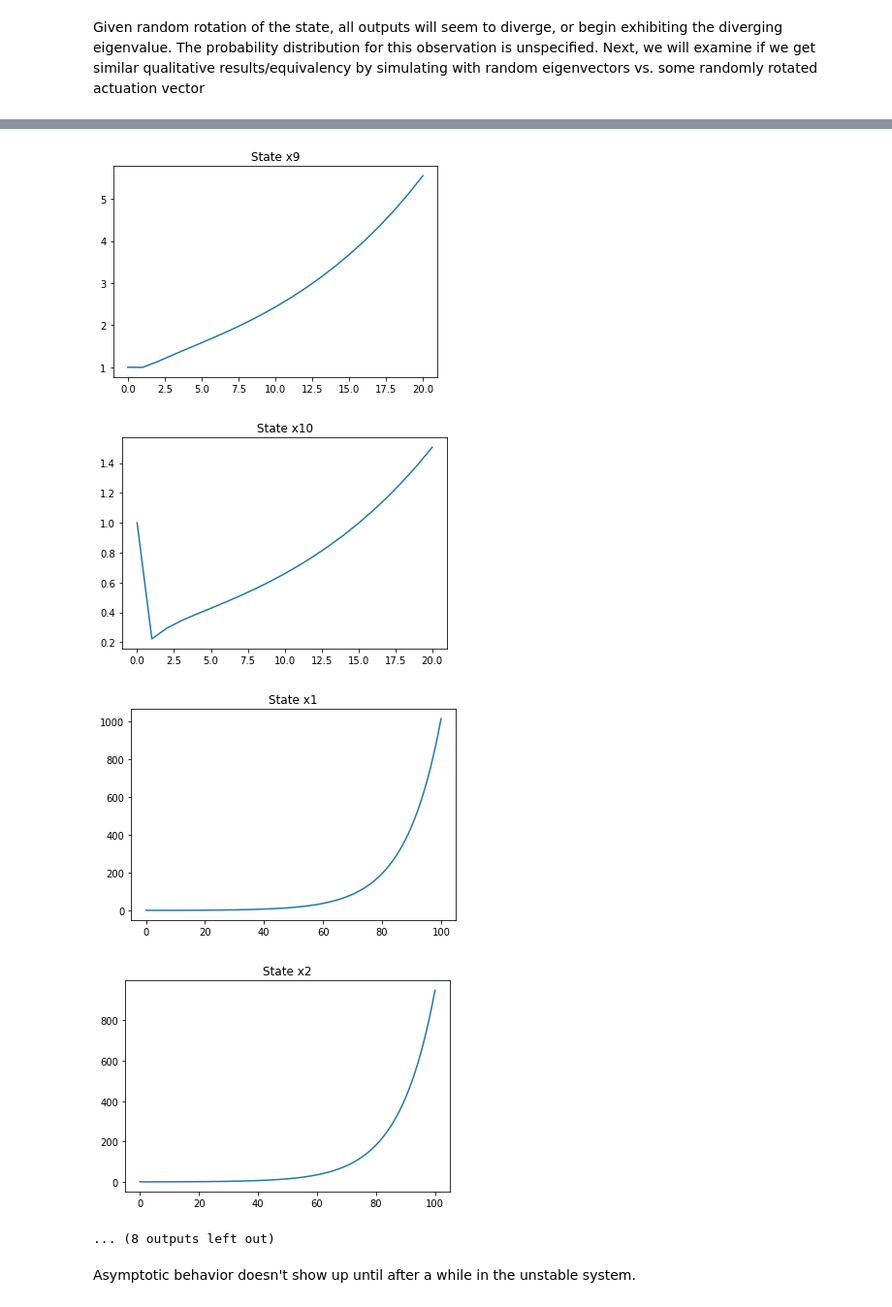
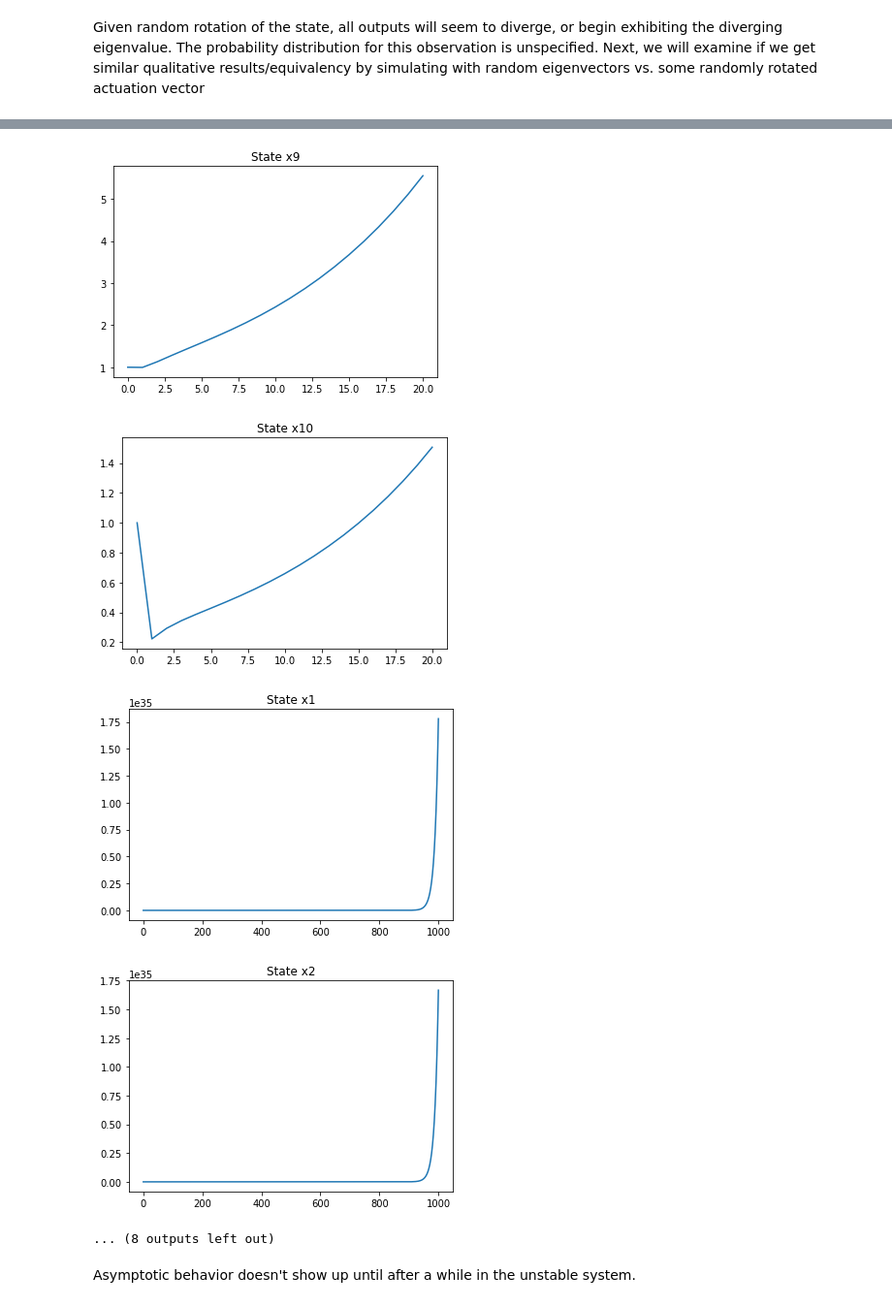
Before and after one commit to rahularya50/control-proj, a Jupyter notebook: Jupyter Notebooks/Randomized Eigenvalues (Diagonal Case).ipynb, the cells around one changed output, grey strips where cells are left out. Shown at 97% size. Cells and saved outputs as stored; diff of their text form; code cells hidden in the pictures.

```diff
--- a/Jupyter Notebooks/Randomized Eigenvalues (Diagonal Case).ipynb
+++ b/Jupyter Notebooks/Randomized Eigenvalues (Diagonal Case).ipynb
@@ -53,24 +53,25 @@ Given random rotation of the state, all outputs will seem to diverge, or begin e
 # %%
 Q = make_random_subspace(dim, dim)
 # %%
+N = 1000
 A_bar = Q @ A @ Q.T
 x1 = simulate_free_response(A_bar, 20, x_init)
 plot_state_trace(x1)
-x2 = simulate_free_response(A_bar, 100, x_init)
+x2 = simulate_free_response(A_bar, N, x_init)
 plot_state_trace(x2)
 # %% [output]
 [figure]
 [figure]
 [figure]
 [figure]
 [figure]
 [figure]
 [figure]
 [figure]
 [figure]
 [figure]
-[figure, old version]
+[figure, new version]
-[figure, old version]
+[figure, new version]
 ... (8 outputs left out)
 # %% [markdown]
 Asymptotic behavior doesn't show up until after a while in the unstable system.
```
Also changed, not shown: parts of 6 cells of this notebook.
